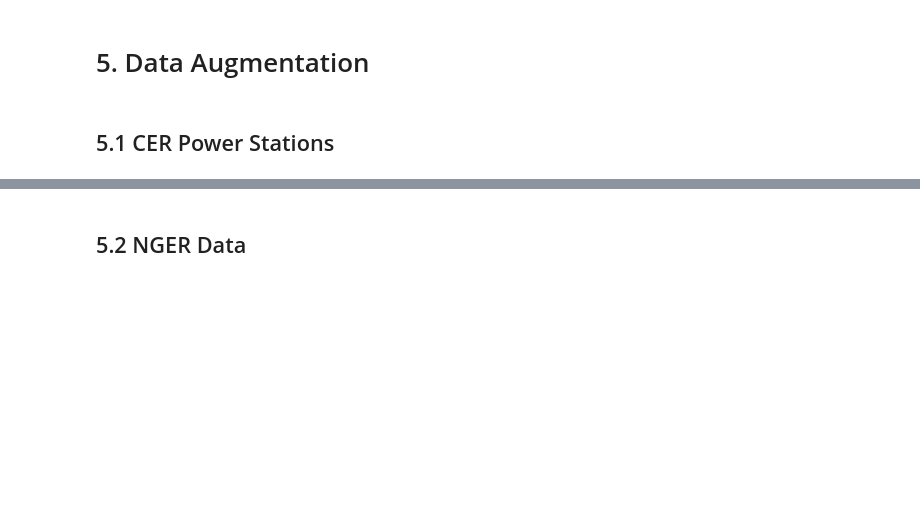
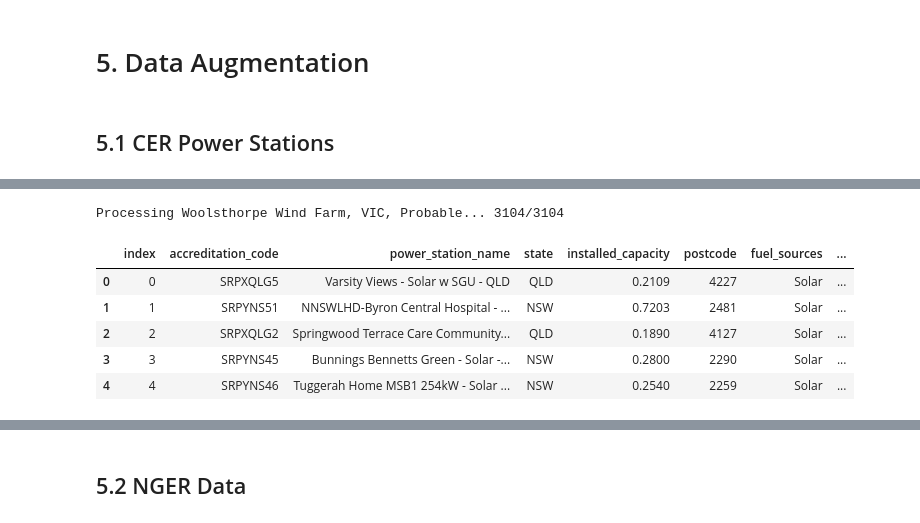
Before and after one commit to mnaufaldr01/de-assignment-1, a Jupyter notebook: assignment1.ipynb, the cells around one changed output, grey strips where cells are left out. Drawn from its saved outputs; the diff is of its cells as text; code cells hidden in the pictures; blank space fills up the shorter version.

```diff
--- a/assignment1.ipynb
+++ b/assignment1.ipynb
@@ -369,4 +429,0 @@ def dump_data(sheet, skip_rows, use_cols, geo_scope, postgres_table_name, store_
-# %%
-col_span="A:C,D:L"
-dump_data("Table 2", 6, col_span, 2, table_name, "append")
-dump_data("Table 3", 6, col_span, 3, table_name, "append")
@@ -669,6 +872,15 @@ def get_state_coordinates(df, state_col='state', wait=1):
 # %%
 # Function to return the latitude and longitude of the address using OpenStreetMap Nominatim API
-def geocode_osm(address, state, status='Accredited', state_coords=None, wait=1):
+def geocode_osm(address, state, status='Accredited', state_coords=None, wait=1, file_path="osm_data.txt"):
+    # Load existing geocode data from file
+    geocode_data = load_geocode_data(file_path)
+
+    # Check if the address and state already exist in the file
+    key = f"{address}, {state}"
+    if key in geocode_data:
+        osm_id, lat, lon = geocode_data[key]
+        return osm_id, lat, lon
+
     # Base URL for OpenStreetMap Nominatim API
     base_url = 'https://nominatim.openstreetmap.org/search'
     headers = {'User-Agent': 'COMP5339'}
@@ -678,7 +890,6 @@ def geocode_osm(address, state, status='Accredited', state_coords=None, wait=1):
         params = {'q': f"{address}, {state}", 'format': 'json'}
         t.sleep(wait)
         try:
-            print(f'get geocode for {params}..')
             response = requests.get(base_url, params=params, headers=headers)
             if response.status_code == 200:
                 data = response.json()
@@ -686,15 +897,25 @@ def geocode_osm(address, state, status='Accredited', state_coords=None, wait=1):
                     osm_id = data[0].get('osm_id')
                     lat = float(data[0].get('lat'))
                     lon = float(data[0].get('lon'))
+
+                    # Save the new result to the file
+                    geocode_data[key] = (osm_id, lat, lon)
+                    save_geocode_data({key: (osm_id, lat, lon)}, file_path)
+
                     return osm_id, lat, lon
-        except:
+        except Exception as e:
+            print(f"Error while fetching data from API: {e}")
             pass  # silently ignore request errors
 
     # Fallback to state coordinates
     if state_coords and state in state_coords:
+        # Save the fallback to the file
+        geocode_data[key] = state_coords[state]
+        save_geocode_data({key: state_coords[state]}, file_path)
         return state_coords[state]
 
     # If all fails
+    print(f"All fails: {key}")
     return None, None, None
 # %%
 # Query the table and load into DataFrame
@@ -753,8 +1011,30 @@ state_coords
 # %%
 # Apply geocode_osm to each row and unpack results into 'Latitude' and 'Longitude'
-power_station_df['spatial_id'], power_station_df['Latitude'], power_station_df['Longitude'] = zip(*power_station_df.apply(lambda row: geocode_osm(row['pwer_station_name'], row['state'], row['status'], state_coords=state_coords), axis=1))
+
+total_rows = len(power_station_df)
+for i, row in power_station_df.iterrows():
+    # Print progress
+    print(f"Processing {row['power_station_name']}, {row['state']}, {row['status']}... {i + 1}/{total_rows}".ljust(200), end='\r')
+
+    # Get geocode data for each row
+    spatial_id, latitude, longitude = geocode_osm(row['power_station_name'], row['state'], row['status'], state_coords=state_coords)
+
+    # Assign the results back to the DataFrame
+    power_station_df.at[i, 'spatial_id'] = spatial_id
+    power_station_df.at[i, 'Latitude'] = latitude
+    power_station_df.at[i, 'Longitude'] = longitude
+
+print()
 
 power_station_df.head()
+# %% [output]
+Processing Woolsthorpe Wind Farm, VIC, Probable... 3104/3104
+|  | index | accreditation_code | power_station_name | state | installed_capacity | postcode | fuel_sources | ... |
+| 0 | 0 | SRPXQLG5 | Varsity Views - Solar w SGU - QLD | QLD | 0.2109 | 4227 | Solar | ... |
+| 1 | 1 | SRPYNS51 | NNSWLHD-Byron Central Hospital - ... | NSW | 0.7203 | 2481 | Solar | ... |
+| 2 | 2 | SRPXQLG2 | Springwood Terrace Care Community... | QLD | 0.1890 | 4127 | Solar | ... |
+| 3 | 3 | SRPYNS45 | Bunnings Bennetts Green - Solar -... | NSW | 0.2800 | 2290 | Solar | ... |
+| 4 | 4 | SRPYNS46 | Tuggerah Home MSB1 254kW - Solar ... | NSW | 0.2540 | 2259 | Solar | ... |
 # %%
 # Test connection and check PostGIS status using text() for SQL
 with db_engine.connect() as connection:
```
Also changed, not shown: parts of 112 cells of this notebook, 3 other files.
